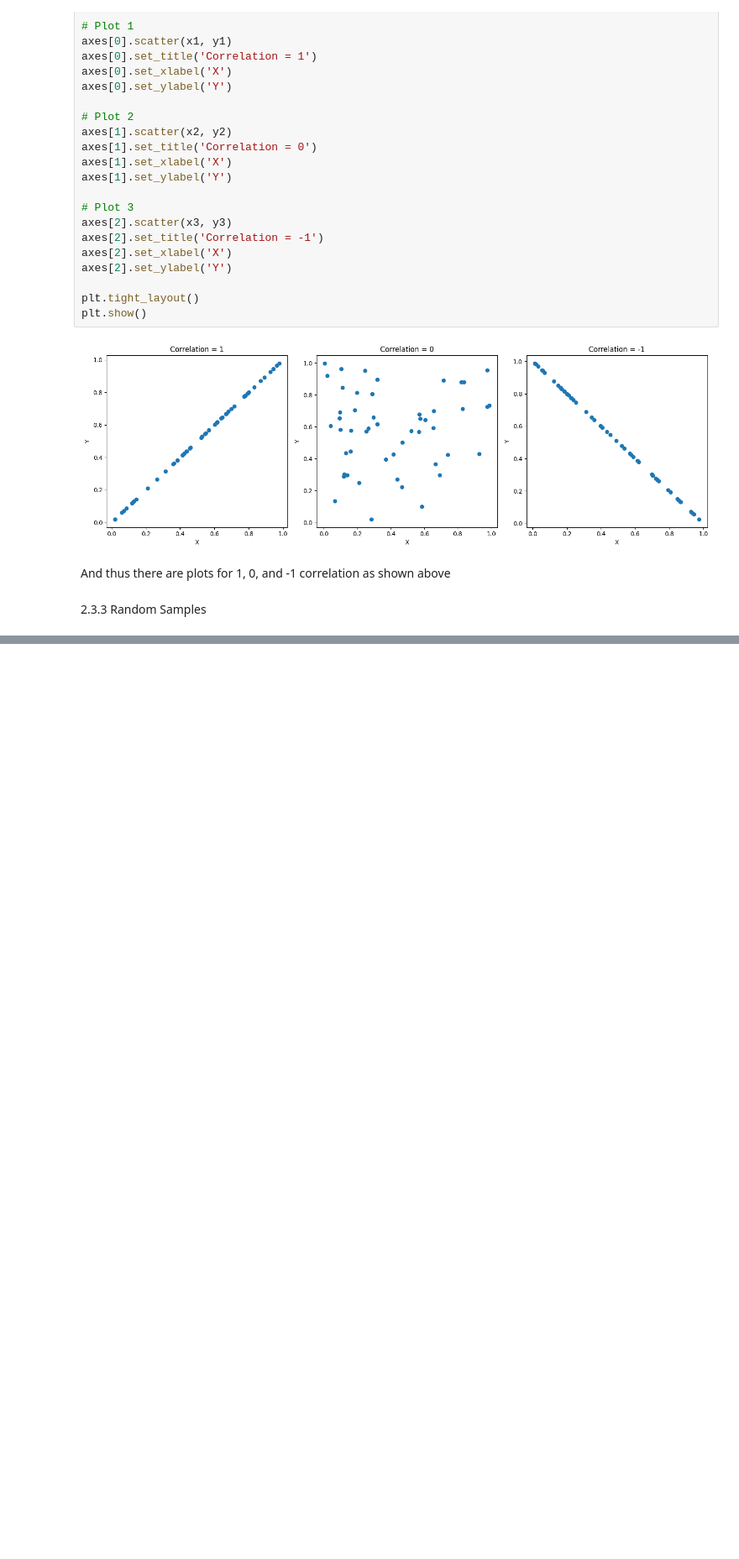
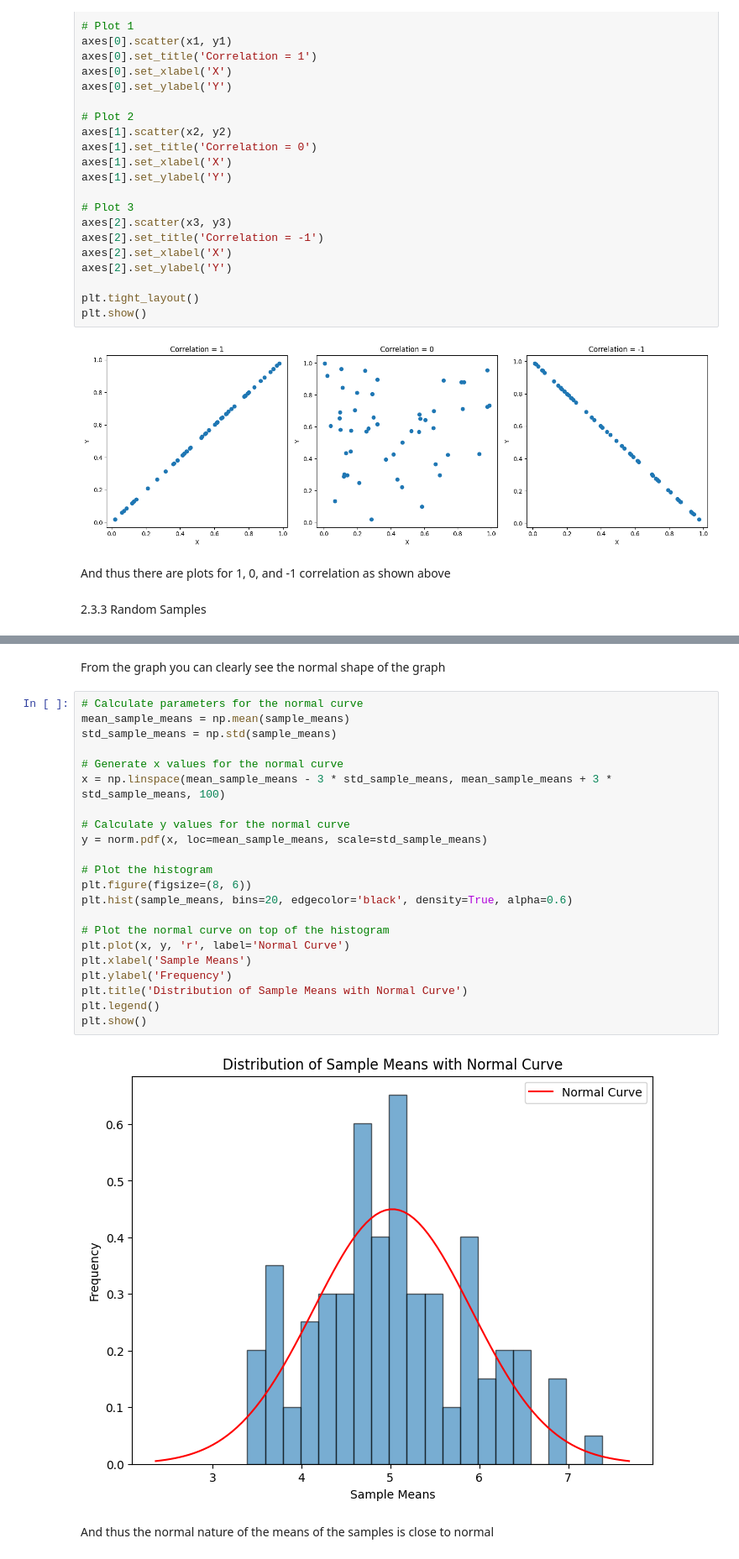
Before and after one commit to ivandenb/MAT-442-Fall-2024-, a Jupyter notebook: HW2_3.ipynb, the cells around one changed output, grey strips where cells are left out. Shown at 84% size. Cells and saved outputs as stored; diff of their text form; blank space fills up the shorter version.

```diff
--- a/HW2_3.ipynb
+++ b/HW2_3.ipynb
@@ -98,0 +133,28 @@ And thus there are plots for 1, 0, and -1 correlation as shown above
+# %% [markdown]
+From the graph you can clearly see the normal shape of the graph
+# %%
+# Calculate parameters for the normal curve
+mean_sample_means = np.mean(sample_means)
+std_sample_means = np.std(sample_means)
+
+# Generate x values for the normal curve
+x = np.linspace(mean_sample_means - 3 * std_sample_means, mean_sample_means + 3 * std_sample_means, 100)
+
+# Calculate y values for the normal curve
+y = norm.pdf(x, loc=mean_sample_means, scale=std_sample_means)
+
+# Plot the histogram
+plt.figure(figsize=(8, 6))
+plt.hist(sample_means, bins=20, edgecolor='black', density=True, alpha=0.6)
+
+# Plot the normal curve on top of the histogram
+plt.plot(x, y, 'r', label='Normal Curve')
+plt.xlabel('Sample Means')
+plt.ylabel('Frequency')
+plt.title('Distribution of Sample Means with Normal Curve')
+plt.legend()
+plt.show()
+# %% [output]
+[figure, added]
+# %% [markdown]
+And thus the normal nature of the means of the samples is close to normal
```
Also changed, not shown: parts of 9 cells of this notebook.
